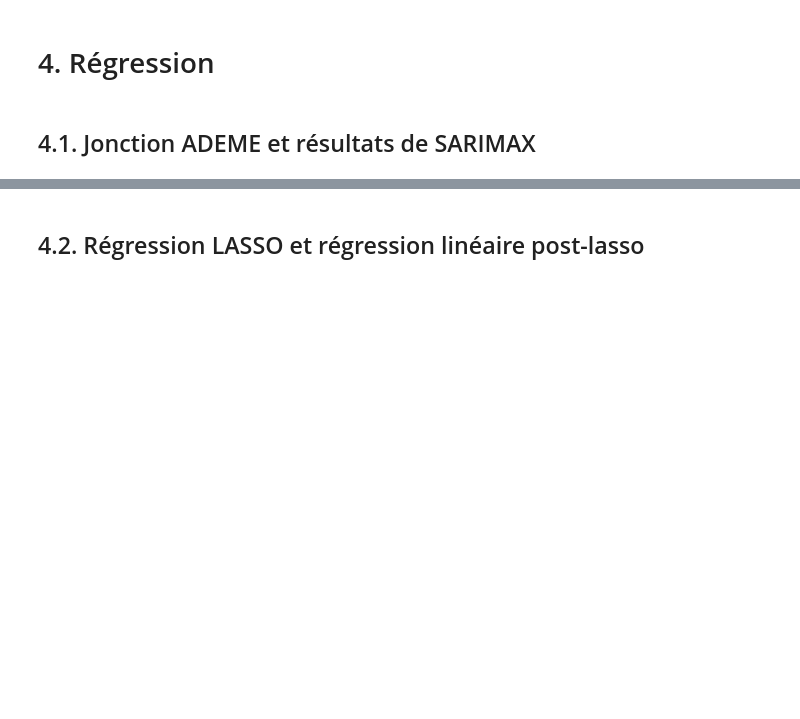
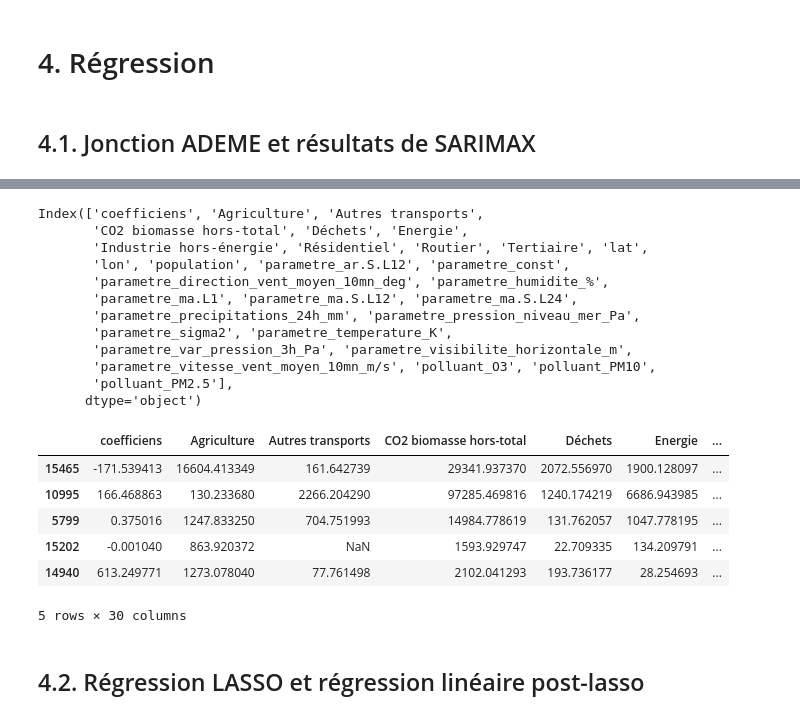
Before and after one commit to Antoine-Merienne/Projet-data-science-Mornand-Merienne, a Jupyter notebook: analyse_pollution_air.ipynb, the cells around one changed output, grey strips where cells are left out. Drawn from its saved outputs; the diff is of its cells as text; code cells hidden in the pictures; blank space fills up the shorter version.

```diff
--- a/analyse_pollution_air.ipynb
+++ b/analyse_pollution_air.ipynb
@@ -1365,0 +1254,4 @@ df
+# %%
+# On peut ouvrir les données calculées dans la partie précédente avec la commande suivante:
+df_st = pd.read_csv('CSV_data\modelisation_sarmax.csv')
+df_st.sample(5)
@@ -1366,2 +1265,61 @@ df
+# %%
+df = pd.merge(df_st,ademe_gdf, how = 'left', on = 'nom_m')
+
+'''
+Colonnes de notre dataframe 'df':
+    ['parametre', 'nom_m', 'polluant', 'coefficiens', 'p-valeurs',
+       'INSEE commune', 'Agriculture', 'Autres transports',
+       'Autres transports international', 'CO2 biomasse hors-total', 'Déchets',
+       'Energie', 'Industrie hors-énergie', 'Résidentiel', 'Routier',
+       'Tertiaire', 'lat', 'lon', 'total', 'log_total', 'id', 'nom',
+       'insee_com', 'statut', 'population', 'insee_can', 'insee_arr',
+       'insee_dep', 'insee_reg', 'siren_epci', 'geometry', 'crsCoord']
+'''
+df.drop(columns=[
+    'INSEE commune',
+    'id',
+    'nom',
+    'insee_com',
+    'statut',
+    'insee_can',
+    'insee_arr',
+    'insee_dep',
+    'insee_reg',
+    'siren_epci',
+    'geometry',
+    'crsCoord',
+    'total', # On se débarasse des totaux pour ne pas avoir de variables colinéaires
+    'log_total'
+    ], inplace = True)
+
+# On se sépare du nom des villes car on ne souhaite pas en obtenir les dummies et parce qu'elles ne seront pas utiles pour la régression
+# On se sépare de ''Autre transports international' car il s'agit d'une colonne vide.
+df = pd.get_dummies(df.drop(columns=['nom_m','Autres transports international']),drop_first=True, dtype = int)
+
+# On filtre les valeurs les moins significatives
+df = df[(df['p-valeurs']<0.05)]
+df.drop(columns=['p-valeurs'], inplace = True)
+print(df.columns)
+df.sample(5)
+# %% [output]
+Index(['coefficiens', 'Agriculture', 'Autres transports',
+       'CO2 biomasse hors-total', 'Déchets', 'Energie',
+       'Industrie hors-énergie', 'Résidentiel', 'Routier', 'Tertiaire', 'lat',
+       'lon', 'population', 'parametre_ar.S.L12', 'parametre_const',
+       'parametre_direction_vent_moyen_10mn_deg', 'parametre_humidite_%',
+       'parametre_ma.L1', 'parametre_ma.S.L12', 'parametre_ma.S.L24',
+       'parametre_precipitations_24h_mm', 'parametre_pression_niveau_mer_Pa',
+       'parametre_sigma2', 'parametre_temperature_K',
+       'parametre_var_pression_3h_Pa', 'parametre_visibilite_horizontale_m',
+       'parametre_vitesse_vent_moyen_10mn_m/s', 'polluant_O3', 'polluant_PM10',
+       'polluant_PM2.5'],
+      dtype='object')
+|  | coefficiens | Agriculture | Autres transports | CO2 biomasse hors-total | Déchets | Energie | ... |
+| 15465 | -171.539413 | 16604.413349 | 161.642739 | 29341.937370 | 2072.556970 | 1900.128097 | ... |
+| 10995 | 166.468863 | 130.233680 | 2266.204290 | 97285.469816 | 1240.174219 | 6686.943985 | ... |
+| 5799 | 0.375016 | 1247.833250 | 704.751993 | 14984.778619 | 131.762057 | 1047.778195 | ... |
+| 15202 | -0.001040 | 863.920372 | NaN | 1593.929747 | 22.709335 | 134.209791 | ... |
+| 14940 | 613.249771 | 1273.078040 | 77.761498 | 2102.041293 | 193.736177 | 28.254693 | ... |
+5 rows × 30 columns
 # %% [markdown]
 ## 4.2. Régression LASSO et régression linéaire post-lasso
```
Also changed, not shown: parts of 34 cells of this notebook, 1 other file.
